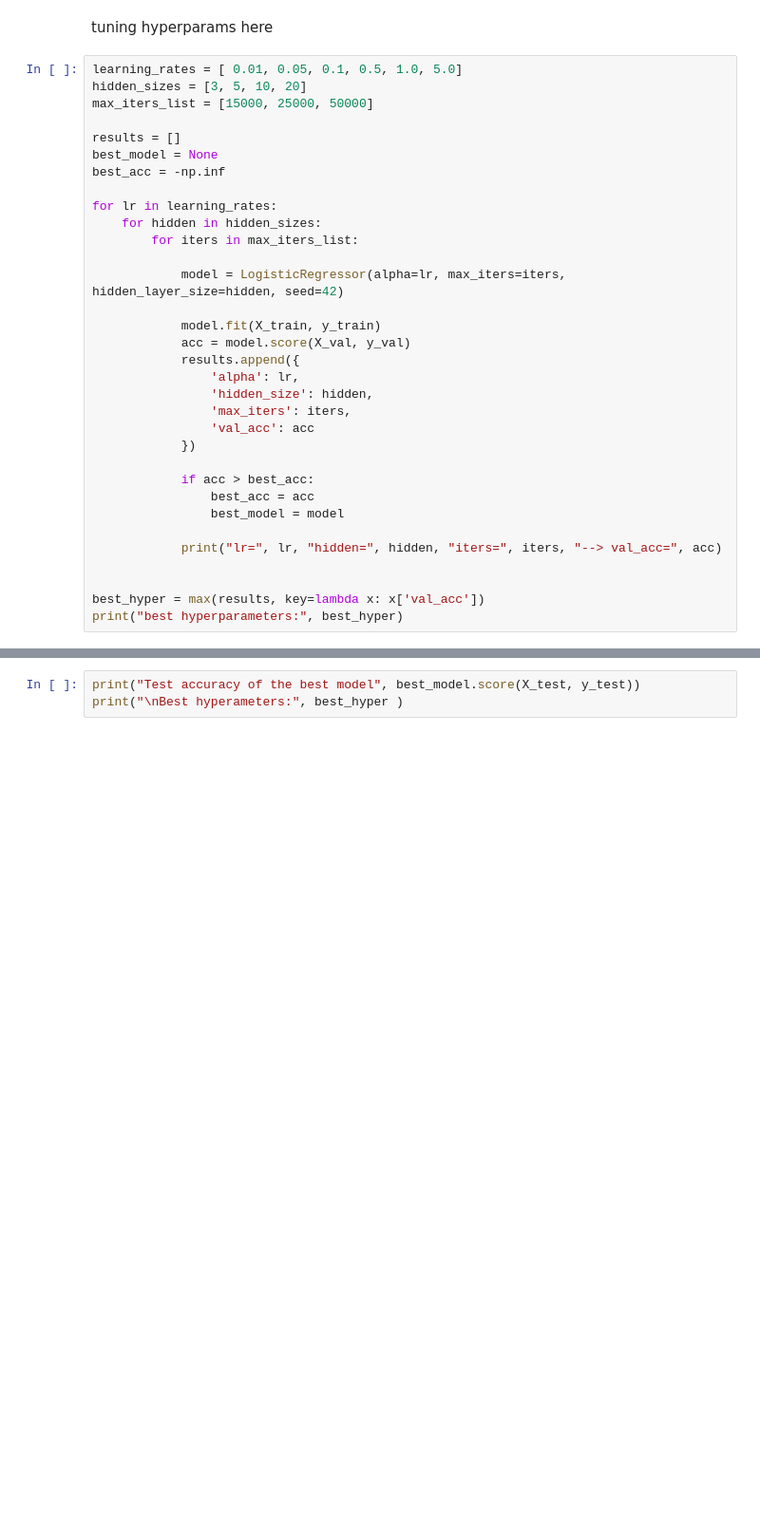
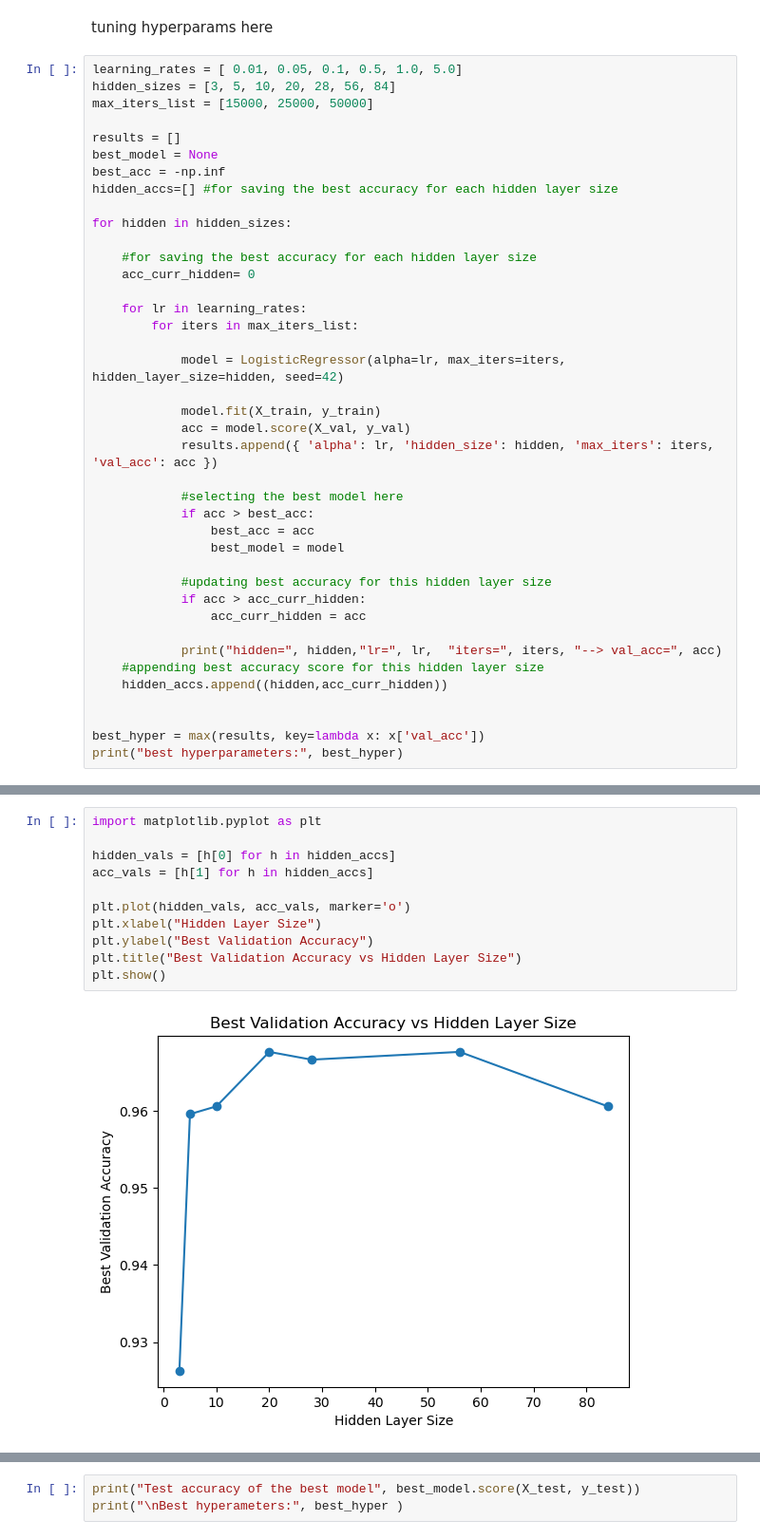
Before and after one commit to PatriotArrow/DeepLearning, a Jupyter notebook: assignment1/submission.ipynb, the cells around one changed output, grey strips where cells are left out. Shown at 95% size. Drawn from its saved outputs; the diff is of its cells as text; blank space fills up the shorter version.

```diff
--- a/assignment1/submission.ipynb
+++ b/assignment1/submission.ipynb
@@ -980,33 +980,40 @@ class LogisticRegressor:
 tuning hyperparams here
 # %%
 learning_rates = [ 0.01, 0.05, 0.1, 0.5, 1.0, 5.0]
-hidden_sizes = [3, 5, 10, 20]
+hidden_sizes = [3, 5, 10, 20, 28, 56, 84]
 max_iters_list = [15000, 25000, 50000]
 
 results = []
 best_model = None
 best_acc = -np.inf
+hidden_accs=[] #for saving the best accuracy for each hidden layer size
 
-for lr in learning_rates:
-    for hidden in hidden_sizes:
+for hidden in hidden_sizes:
+
+    #for saving the best accuracy for each hidden layer size
+    acc_curr_hidden= 0
+
+    for lr in learning_rates:
         for iters in max_iters_list:
 
             model = LogisticRegressor(alpha=lr, max_iters=iters, hidden_layer_size=hidden, seed=42)
 
             model.fit(X_train, y_train)
             acc = model.score(X_val, y_val)
-            results.append({
-                'alpha': lr,
-                'hidden_size': hidden,
-                'max_iters': iters,
-                'val_acc': acc
-            })
+            results.append({ 'alpha': lr, 'hidden_size': hidden, 'max_iters': iters, 'val_acc': acc })
 
+            #selecting the best model here
             if acc > best_acc:
                 best_acc = acc
                 best_model = model
 
-            print("lr=", lr, "hidden=", hidden, "iters=", iters, "--> val_acc=", acc)
+            #updating best accuracy for this hidden layer size
+            if acc > acc_curr_hidden:
+                acc_curr_hidden = acc
+
+            print("hidden=", hidden,"lr=", lr,  "iters=", iters, "--> val_acc=", acc)
+    #appending best accuracy score for this hidden layer size
+    hidden_accs.append((hidden,acc_curr_hidden))
 
 
 best_hyper = max(results, key=lambda x: x['val_acc'])
@@ -1031,0 +1066,13 @@ best hyperparameters: {'alpha': 0.1, 'hidden_size': 20, 'max_iters': 50000, 'val
+# %%
+import matplotlib.pyplot as plt
+
+hidden_vals = [h[0] for h in hidden_accs]
+acc_vals = [h[1] for h in hidden_accs]
+
+plt.plot(hidden_vals, acc_vals, marker='o')
+plt.xlabel("Hidden Layer Size")
+plt.ylabel("Best Validation Accuracy")
+plt.title("Best Validation Accuracy vs Hidden Layer Size")
+plt.show()
+# %% [output]
+[figure, added]
```
Also changed, not shown: parts of 10 cells of this notebook.
